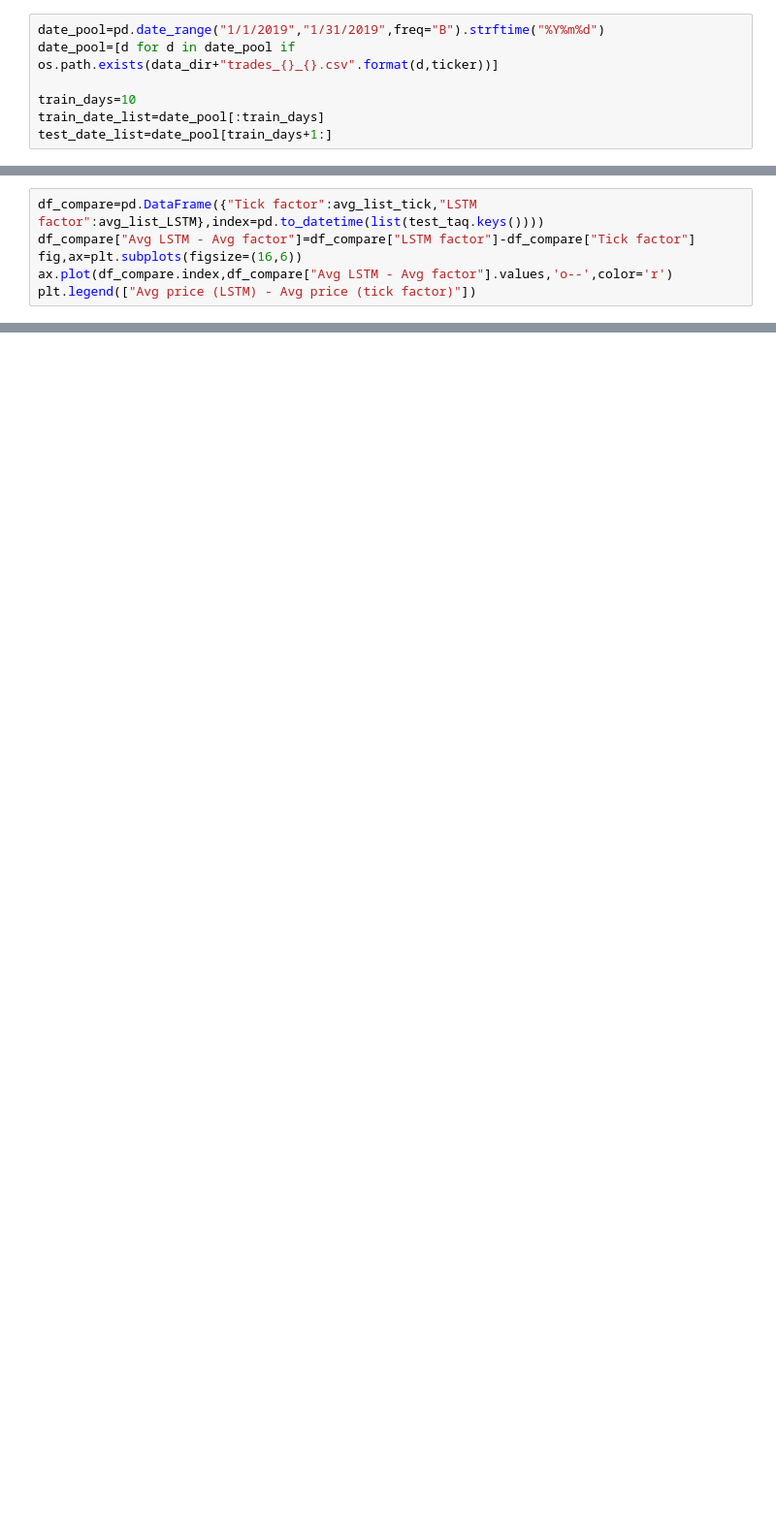
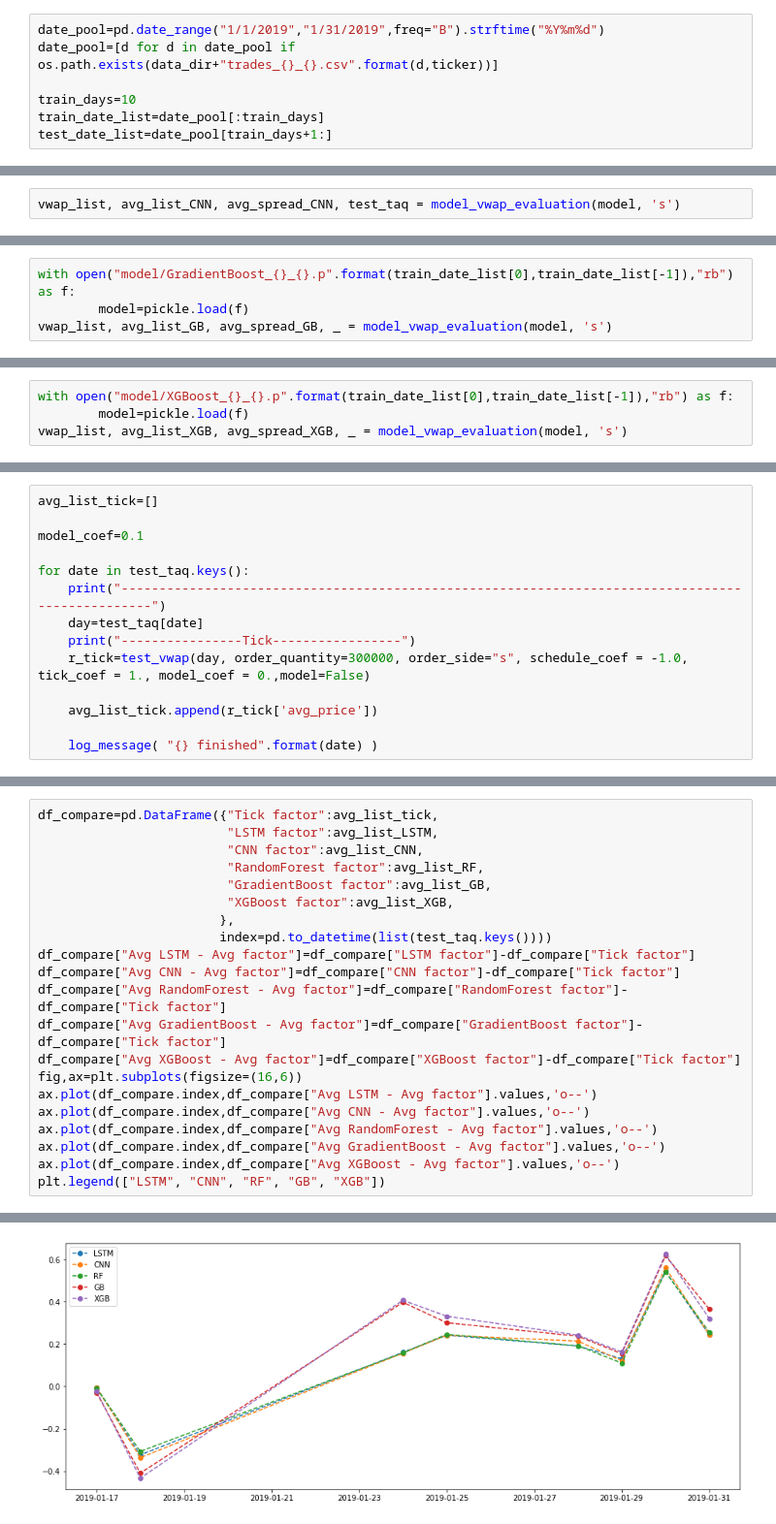
Before and after one commit to GenesisXYL/Algo0413, a Jupyter notebook: 3_LSTM_enhanced_VWAP.ipynb, the cells around one changed output, grey strips where cells are left out. Shown: that part at 97% size. Cells and saved outputs as stored; diff of their text form; blank space fills up the shorter version.

```diff
--- a/3_LSTM_enhanced_VWAP.ipynb
+++ b/3_LSTM_enhanced_VWAP.ipynb
@@ -192,0 +168,2 @@ avg - day_vwap: 0.7925840153263266
+# %%
+vwap_list, avg_list_CNN, avg_spread_CNN, test_taq = model_vwap_evaluation(model, 's')
@@ -192,0 +239,4 @@ avg - day_vwap: 0.7925840153263266
+# %%
+with open("model/GradientBoost_{}_{}.p".format(train_date_list[0],train_date_list[-1]),"rb") as f:
+        model=pickle.load(f)
+vwap_list, avg_list_GB, avg_spread_GB, _ = model_vwap_evaluation(model, 's')
@@ -192,0 +263,4 @@ avg - day_vwap: 0.7925840153263266
+# %%
+with open("model/XGBoost_{}_{}.p".format(train_date_list[0],train_date_list[-1]),"rb") as f:
+        model=pickle.load(f)
+vwap_list, avg_list_XGB, avg_spread_XGB, _ = model_vwap_evaluation(model, 's')
@@ -192,0 +321,14 @@ avg - day_vwap: 0.7925840153263266
+# %%
+avg_list_tick=[]
+
+model_coef=0.1
+
+for date in test_taq.keys():
+    print("-------------------------------------------------------------------------------------------------")
+    day=test_taq[date]
+    print("----------------Tick-----------------")
+    r_tick=test_vwap(day, order_quantity=300000, order_side="s", schedule_coef = -1.0, tick_coef = 1., model_coef = 0.,model=False)
+
+    avg_list_tick.append(r_tick['avg_price'])
+
+    log_message( "{} finished".format(date) )
@@ -193,7 +357,22 @@ avg - day_vwap: 0.7925840153263266
 # %%
-df_compare=pd.DataFrame({"Tick factor":avg_list_tick,"LSTM factor":avg_list_LSTM},index=pd.to_datetime(list(test_taq.keys())))
+df_compare=pd.DataFrame({"Tick factor":avg_list_tick,
+                         "LSTM factor":avg_list_LSTM,
+                         "CNN factor":avg_list_CNN,
+                         "RandomForest factor":avg_list_RF,
+                         "GradientBoost factor":avg_list_GB,
+                         "XGBoost factor":avg_list_XGB,
+                        },
+                        index=pd.to_datetime(list(test_taq.keys())))
 df_compare["Avg LSTM - Avg factor"]=df_compare["LSTM factor"]-df_compare["Tick factor"]
+df_compare["Avg CNN - Avg factor"]=df_compare["CNN factor"]-df_compare["Tick factor"]
+df_compare["Avg RandomForest - Avg factor"]=df_compare["RandomForest factor"]-df_compare["Tick factor"]
+df_compare["Avg GradientBoost - Avg factor"]=df_compare["GradientBoost factor"]-df_compare["Tick factor"]
+df_compare["Avg XGBoost - Avg factor"]=df_compare["XGBoost factor"]-df_compare["Tick factor"]
 fig,ax=plt.subplots(figsize=(16,6))
-ax.plot(df_compare.index,df_compare["Avg LSTM - Avg factor"].values,'o--',color='r')
-plt.legend(["Avg price (LSTM) - Avg price (tick factor)"])
+ax.plot(df_compare.index,df_compare["Avg LSTM - Avg factor"].values,'o--')
+ax.plot(df_compare.index,df_compare["Avg CNN - Avg factor"].values,'o--')
+ax.plot(df_compare.index,df_compare["Avg RandomForest - Avg factor"].values,'o--')
+ax.plot(df_compare.index,df_compare["Avg GradientBoost - Avg factor"].values,'o--')
+ax.plot(df_compare.index,df_compare["Avg XGBoost - Avg factor"].values,'o--')
+plt.legend(["LSTM", "CNN", "RF", "GB", "XGB"])
 # %% [output]
@@ -200,0 +380 @@ ValueError: Empty data passed with indices specified.
+[figure, added]
```
Also changed, not shown: parts of 34 cells of this notebook, 4 other files.
